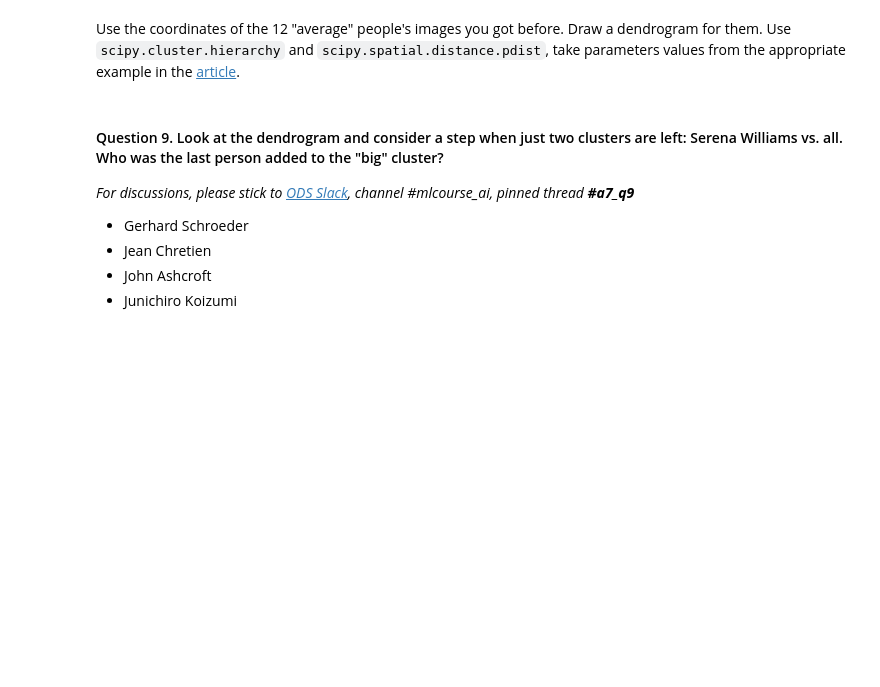
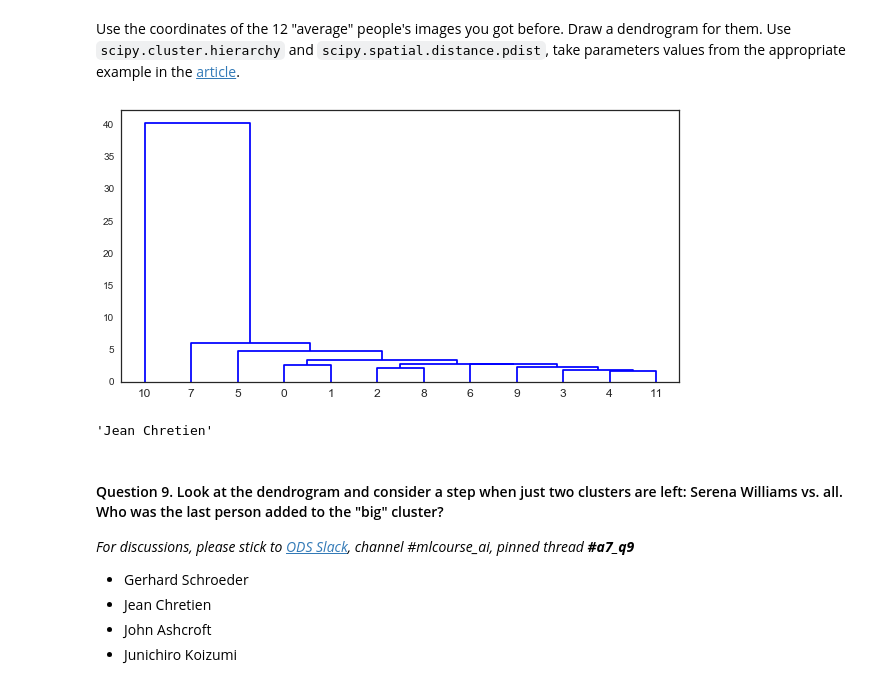
Before and after one commit to roundEgg/mlcourse.ai, a Jupyter notebook: jupyter_english/assignments_fall2018/assignment7_pca_clustering.ipynb, the cells around one changed output. Drawn from its saved outputs; the diff is of its cells as text; code cells hidden in the pictures; blank space fills up the shorter version.

```diff
--- a/jupyter_english/assignments_fall2018/assignment7_pca_clustering.ipynb
+++ b/jupyter_english/assignments_fall2018/assignment7_pca_clustering.ipynb
@@ -321,8 +372,19 @@ Use the coordinates of the 12 "average" people's images you got before. Draw a d
 # %%
 from scipy.cluster import hierarchy
 from scipy.spatial.distance import pdist
 
 # Your code here
+distance_mat = pdist(res) # pdist calculates the upper triangle of the distance matrix
+
+Z = hierarchy.linkage(distance_mat, 'single') # linkage is agglomerative clustering algorithm
+plt.figure(figsize=(10, 5))
+dn = hierarchy.dendrogram(Z, color_threshold=0.5)
+# %% [output]
+[figure, added]
+# %%
+lfw_people.target_names[7]
+# %% [output]
+'Jean Chretien'
 # %% [markdown]
 #### Question 9. Look at the dendrogram and consider a step when just two clusters are left: Serena Williams vs. all.  Who was the last person added to the "big" cluster?
 
```
Also changed, not shown: parts of 7 cells of this notebook, 2 other files.
